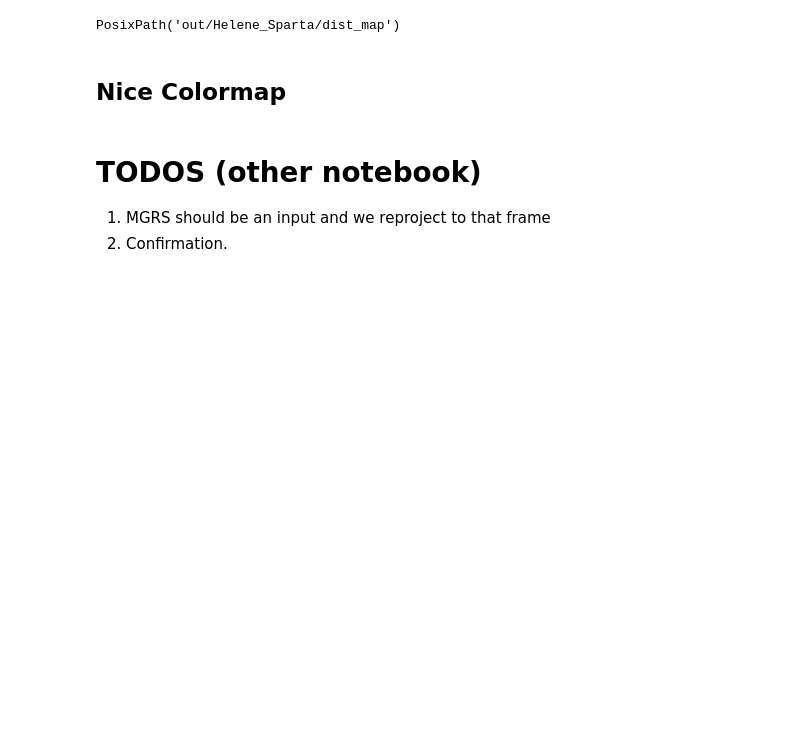
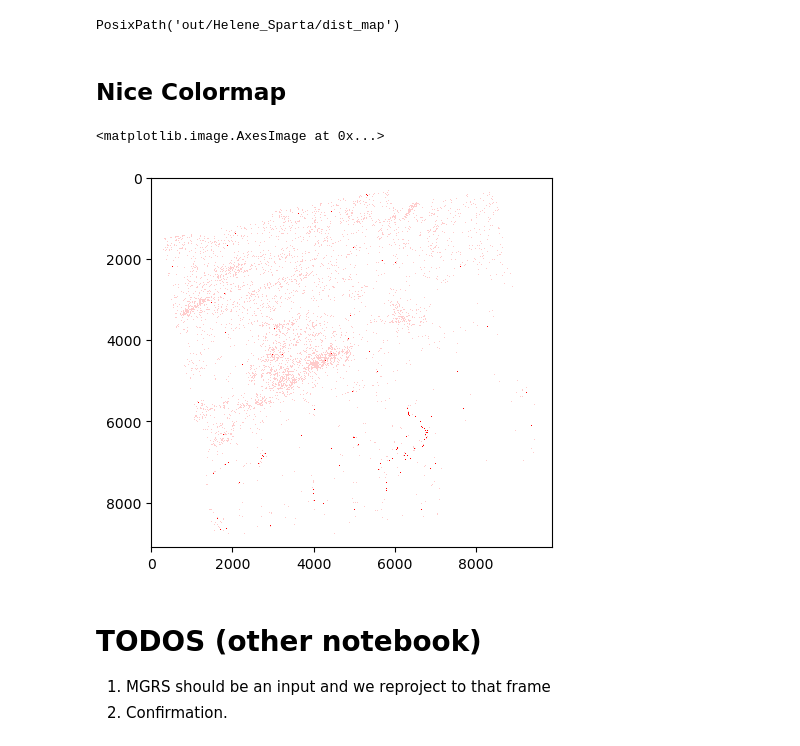
Before and after one commit to OPERA-Cal-Val/dist-s1-sample-workflow, a Jupyter notebook: AOI_Workflow.ipynb, the cells around one changed output. Drawn from its saved outputs; the diff is of its cells as text; code cells hidden in the pictures; blank space fills up the shorter version.

Commit message:
plotting

```diff
--- a/AOI_Workflow.ipynb
+++ b/AOI_Workflow.ipynb
@@ -418,7 +419,7 @@ metric_paths_crs[:3]
 # %%
 from rasterio.merge import merge
 # %%
-X_m, t_m = merge(metric_paths, method='max')
+X_m, t_m = merge(metric_paths, method='first')
 # %%
 with rasterio.open(metric_paths[0]) as ds:
     p_met = ds.profile
@@ -472,6 +473,13 @@ p_dist['nodata'] = 255
 with rasterio.open(dist_dir / f'disturbance_{track_num_token}_{date_token}.tif', 'w', **p_dist) as ds:
     ds.write(X_d, 1)
     ds.write_colormap(1, colormap)
+# %%
+cmap = ListedColormap([np.array(colormap.get(key, (255, 255, 255, 255))) / 255 for key in range(256)])
+# %%
+plt.imshow(X_d, cmap=cmap, interpolation='none')
+# %% [output]
+<matplotlib.image.AxesImage at 0x...>
+[figure, added]
 # %% [markdown]
 # TODOS (other notebook)
 
```
Also changed, not shown: parts of 2 cells of this notebook.
